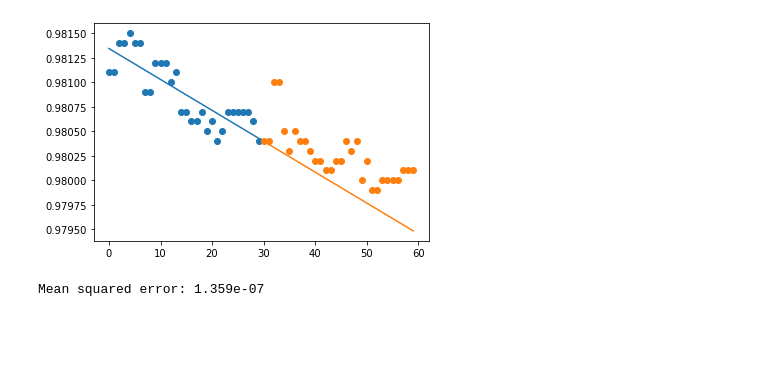
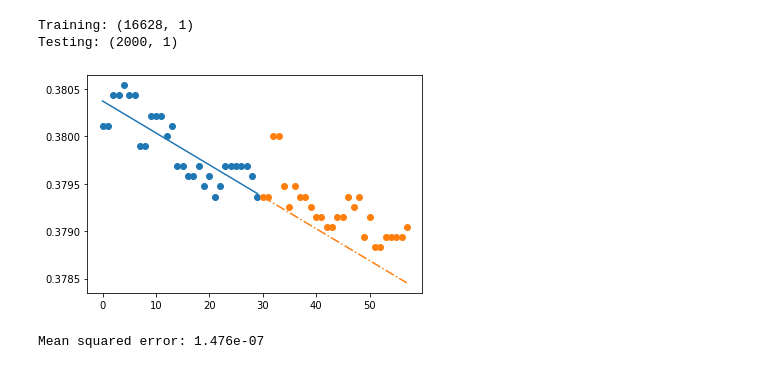
Before and after one commit to kevinddchen/ECE247, a Jupyter notebook: Baseline_linreg.ipynb, the cells around one changed output. Saved outputs shown, nothing was run; the diff lists cells and outputs as text; code cells hidden in the pictures; blank space fills up the shorter version.

```diff
--- a/Baseline_linreg.ipynb
+++ b/Baseline_linreg.ipynb
@@ -18,0 +14,6 @@ N = 18628
+# %%
+## ===== Preprocessing ==============================
+## scale all data into interval [0, 1]
+scaler = sklearn.preprocessing.MinMaxScaler()
+scaler.fit(data)
+data = scaler.transform(data)
@@ -19,32 +26,52 @@ N = 18628
+# %%
+## split into training and testing sets
+data_train = data[:-2000, 0:1]
+data_test = data[-2000:, 0:1]
+print("Training:", data_train.shape)
+print("Testing:", data_test.shape)
+# %% [output]
+Training: (16628, 1)
+Testing: (2000, 1)
 # %%
 ## Sample linear fit
 
-## ===== changable params =====
-i = 30    # sets present day; cannot be smaller than (history)
-history = 30   # number of points to fit on
-forecast = 30   # number of points to predict
-## ============================
+## === changable params =============================
+i = 0 # sets first day
+learn_window = np.arange(30) # array of indices to learn from
+predict_window = np.arange(0, 30, 3) # array of indices to predict.
+## ==================================================
 
-X_train = np.arange(history).reshape(-1, 1)
-X_val = np.arange(history, history+forecast).reshape(-1, 1)
-y_train = data[i-history:i].reshape(-1, 1)
-y_val = data[i:i+forecast].reshape(-1, 1)
+## ==================================================
+Lcap, Pcap = int(np.max(learn_window))+1, int(np.max(predict_window))+1
 
-model = linear_model.LinearRegression()
-model.fit(X_train, y_train)
+detail_window = np.arange(Pcap)
 
-plt.scatter(X_train, y_train)
-plt.scatter(X_val, y_val)
-plt.plot(X_train, model.predict(X_train))
-plt.plot(X_val, model.predict(X_val))
+x_learn = (i+learn_window).reshape(-1, 1)
+y_learn = data_train[i+learn_window]
+x_detail = (i+Lcap+detail_window).reshape(-1, 1)
+y_detail = data_train[i+Lcap+detail_window]
+
+model = sklearn.linear_model.LinearRegression()
+model.fit(x_learn, y_learn)
+
+x_predict = (i+Lcap+predict_window).reshape(-1, 1)
+y_predict = model.predict(x_predict)
+
+mse = np.mean(np.square(y_predict - y_detail[predict_window]))
+scale_factor = 1/scaler.scale_[0] # bring back to original scale
+mse *= scale_factor
+## ==================================================
+
+plt.scatter(x_learn, y_learn)
+plt.scatter(x_detail, y_detail)
+plt.plot(x_learn, model.predict(x_learn))
+plt.plot(x_predict, model.predict(x_predict), '-.')
 plt.show()
 
-y_pred = model.predict(X_val)
-MSE = np.mean(np.square(y_pred - y_val))
-print("Mean squared error: %.3e" % MSE)
+print("Mean squared error: %.3e" % (mse*scale_factor))
 # %% [output]
-[figure, old version]
+[figure, new version]
-Mean squared error: 1.359e-07
+Mean squared error: 1.476e-07
 # %%
 ## calculate MSE plots
 
```
Also changed, not shown: parts of 11 cells of this notebook, 1 other file.
